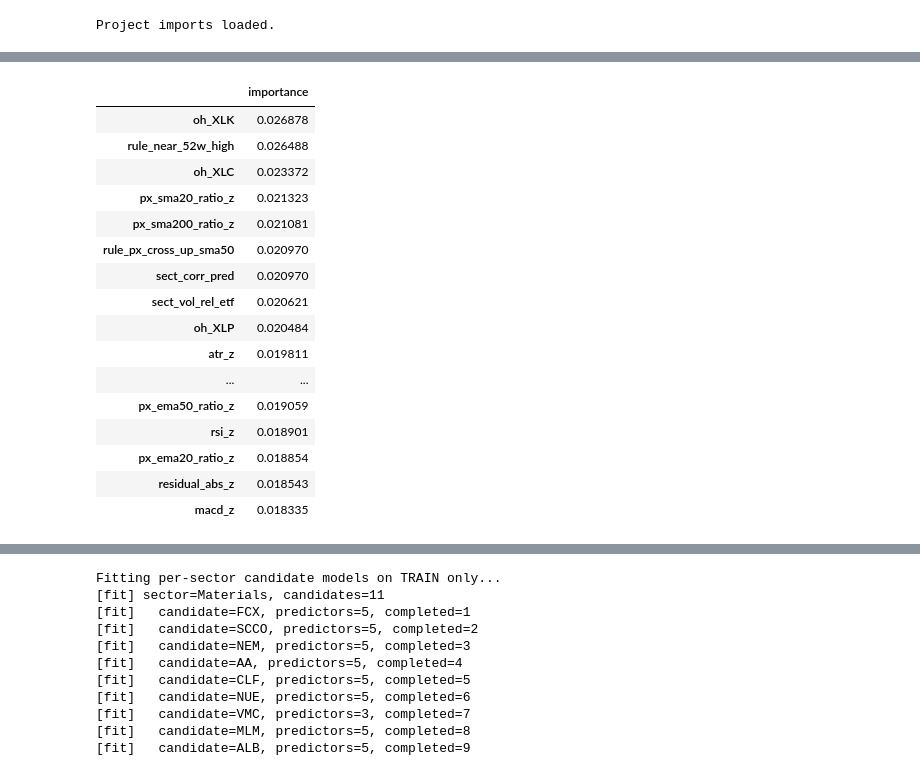
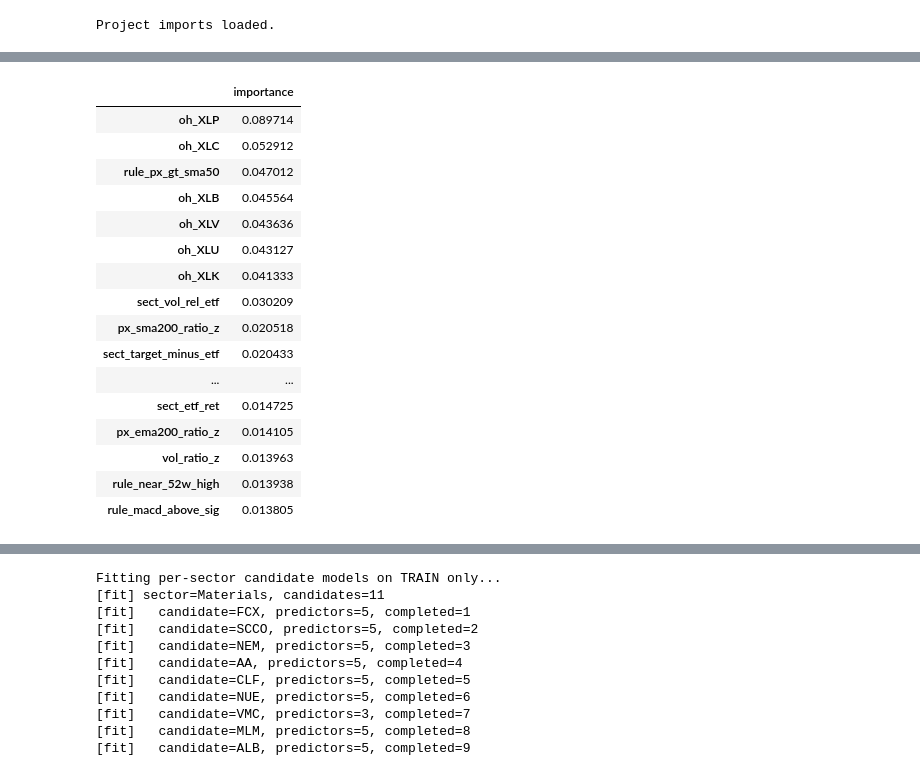
Before and after one commit to razmen3101/algo-trading-project, a Jupyter notebook: DBTS_Train_Only_Diagnostic_FIXED.ipynb, the cells around one changed output, grey strips where cells are left out. Cells and saved outputs as stored; diff of their text form; code cells hidden in the pictures.

```diff
--- a/DBTS_Train_Only_Diagnostic_FIXED.ipynb
+++ b/DBTS_Train_Only_Diagnostic_FIXED.ipynb
@@ -189,18 +189,20 @@ Forward horizon buffer removed from train tail: 1 trading days
 # Cell 6 — build TRAIN-only panel and fit classifier on 100% of TRAIN
 # NO internal 80/20 split. NO validation. NO test.
 # Balanced class weights are applied in the single fit call so SHORT is not suppressed.
-
-train_folds = walk_forward_folds(train_fit_idx, cfg)
-print(f"TRAIN-only folds: {len(train_folds)}")
+#
+# DIAGNOSTIC OVERRIDE: Production cfg uses min_train_days=756 which with 816
+# train days produces only 2 walk-forward folds (~59 predict dates: Jan-Apr 2024).
+# For a full-period diagnostic we override to min_train_days=120 (6 months),
+# giving ~14 folds that cover the ENTIRE train period from mid-2021 onward.
+# This does NOT change the production pipeline or strategy_config.py.
+import dataclasses
+_diag_cfg = dataclasses.replace(cfg, min_train_days=120)
+train_folds = walk_forward_folds(train_fit_idx, _diag_cfg)
+print(f"TRAIN-only folds (diagnostic, min_train_days=120): {len(train_folds)}")
 for i, f in enumerate(train_folds, 1):
     print(f"  fold {i:02d}: train={len(f.train_idx):4d} | predict={len(f.predict_idx):3d} | retrain={f.retrain_date.date()}")
 
 # ── Bug 1 fix: guarantee a fresh feature panel regardless of force_recompute ──
-# pipeline.build_panel() caches its output under a config-hash key.
-# If cfg.force_recompute is later set to False for speed, Cell 6 would silently
-# load features built under a different train/val split configuration.
-# We delete the specific cache file before calling build_panel so this notebook
-# ALWAYS builds from scratch, unconditionally.
 _panel_cache_path = pipeline.cache._path("feature_panel", "pkl", "panel")
 if _panel_cache_path.exists():
     _panel_cache_path.unlink()
@@ -213,12 +215,26 @@ panel = pipeline.build_panel(md, train_folds, split)
 panel["date"] = pd.to_datetime(panel["date"])
 panel = panel[panel["date"].isin(train_fit_idx)].copy()
 print(f"Panel rows after strict TRAIN-only filter: {len(panel):,}")
+print(f"Panel dates covered: {panel['date'].nunique()} | {panel['date'].min().date()} → {panel['date'].max().date()}")
 
 excluded = (
     "date", "etf", "sector", "target", "predictors", "target_price",
     "shadow_price", "next_ret", "label", "spread_signal",
     "ann_vol", "residual_z", "price_residual", "residual_ewm_mean",
-    "residual_ewm_std", "residual_roll_mean", "residual_roll_std"
+    "residual_ewm_std", "residual_roll_mean", "residual_roll_std",
+    # predicted_return is the raw walk-forward OOS regressor output.
+    # It is kept in the panel for DBTS scoring (Cell 8) but must NOT be a
+    # classifier feature — it would be a direct proxy for the label.
+    "predicted_return",
+    # --- Suspect leaks removed (per user request, 2026-06-03) ---
+    # candidate_price : raw $-level price → non-stationary + ticker identity proxy
+    # dbts_score      : aggregate of residual_z + bandit posterior + predicted_return
+    #                   (residual_z & predicted_return are explicitly excluded above —
+    #                    do not let them back in via this aggregate).
+    # was_selected_by_dbts : 0/1 "did DBTS pick me today". At inference time it is
+    #                   always 1 (we only classify the selected candidate), so it
+    #                   is a soft proxy for the DBTS score itself.
+    "candidate_price", "dbts_score", "was_selected_by_dbts",
 )
 feature_cols = [c for c in panel.columns if c not in excluded]
 feature_cols = [c for c in feature_cols if pd.api.types.is_numeric_dtype(panel[c])]
@@ -237,10 +253,18 @@ print(f"Classifier training rows — 100% TRAIN, no split: {len(data):,}")
 print("Label distribution:")
 display(data["label"].value_counts().sort_index().rename(index={-1: "short", 0: "flat", 1: "long"}).to_frame("count"))
 
+# Visibility on what dropped vs. what stayed
+_all_panel_cols = list(panel.columns)
+_dropped_excluded = [c for c in _all_panel_cols if c in excluded]
+_dropped_nonnumeric = [c for c in _all_panel_cols
+                      if c not in excluded and not pd.api.types.is_numeric_dtype(panel[c])]
+print(f"\nFeature accounting:")
+print(f"  total panel cols : {len(_all_panel_cols)}")
+print(f"  excluded         : {len(_dropped_excluded)}")
+print(f"  non-numeric      : {len(_dropped_nonnumeric)} ({_dropped_nonnumeric})")
+print(f"  classifier feats : {len(feature_cols)}")
+
 # ── Fit on ALL TRAIN data with balanced class weights in one pass ───────────
-# No train/check split. No validation holdout. The model sees every labeled
-# train row. Balanced weights correct for the bull-market class imbalance
-# that would otherwise suppress SHORT signals.
 from sklearn.utils.class_weight import compute_sample_weight
 from xgboost import XGBClassifier as _XGBCls
 
@@ -258,7 +282,6 @@ clf_bal = _XGBCls(**_p)
 clf_bal.fit(_X, _y, sample_weight=_sw)
 clf.model_ = clf_bal
 
-# Bug 4 fix: use .values so the numpy boolean mask is index-agnostic
 _wmap = {nm: round(float(_sw[(_y == i).values].mean()), 3)
          for i, nm in enumerate(["short", "flat", "long"])}
 print(f"\nClassifier fit complete.")
@@ -295,18 +324,18 @@ Classifier fit complete.
 Top 20 feature importances:
 |  | importance |
-| oh_XLK | 0.026878 |
-| rule_near_52w_high | 0.026488 |
-| oh_XLC | 0.023372 |
-| px_sma20_ratio_z | 0.021323 |
-| px_sma200_ratio_z | 0.021081 |
-| rule_px_cross_up_sma50 | 0.020970 |
-| sect_corr_pred | 0.020970 |
-| sect_vol_rel_etf | 0.020621 |
-| oh_XLP | 0.020484 |
-| atr_z | 0.019811 |
+| oh_XLP | 0.089714 |
+| oh_XLC | 0.052912 |
+| rule_px_gt_sma50 | 0.047012 |
+| oh_XLB | 0.045564 |
+| oh_XLV | 0.043636 |
+| oh_XLU | 0.043127 |
+| oh_XLK | 0.041333 |
+| sect_vol_rel_etf | 0.030209 |
+| px_sma200_ratio_z | 0.020518 |
+| sect_target_minus_etf | 0.020433 |
 | ... | ... |
-| px_ema50_ratio_z | 0.019059 |
-| rsi_z | 0.018901 |
-| px_ema20_ratio_z | 0.018854 |
-| residual_abs_z | 0.018543 |
-| macd_z | 0.018335 |
+| sect_etf_ret | 0.014725 |
+| px_ema200_ratio_z | 0.014105 |
+| vol_ratio_z | 0.013963 |
+| rule_near_52w_high | 0.013938 |
+| rule_macd_above_sig | 0.013805 |
```
Also changed, not shown: parts of 34 cells of this notebook, 7 other files.
